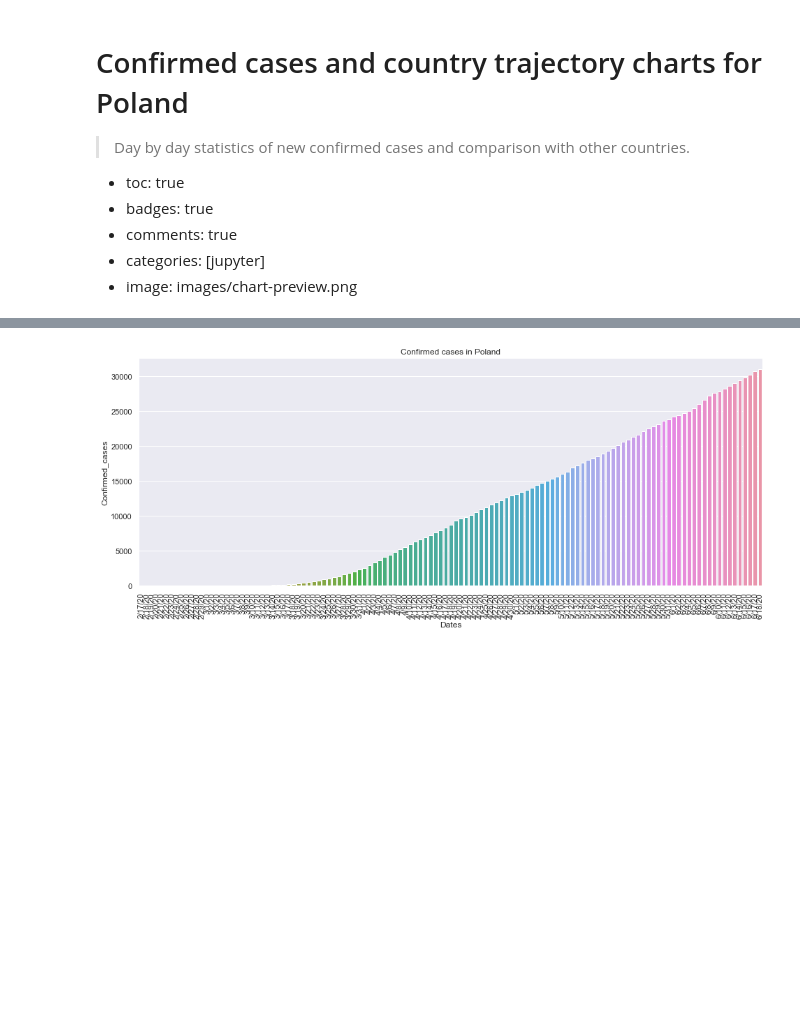
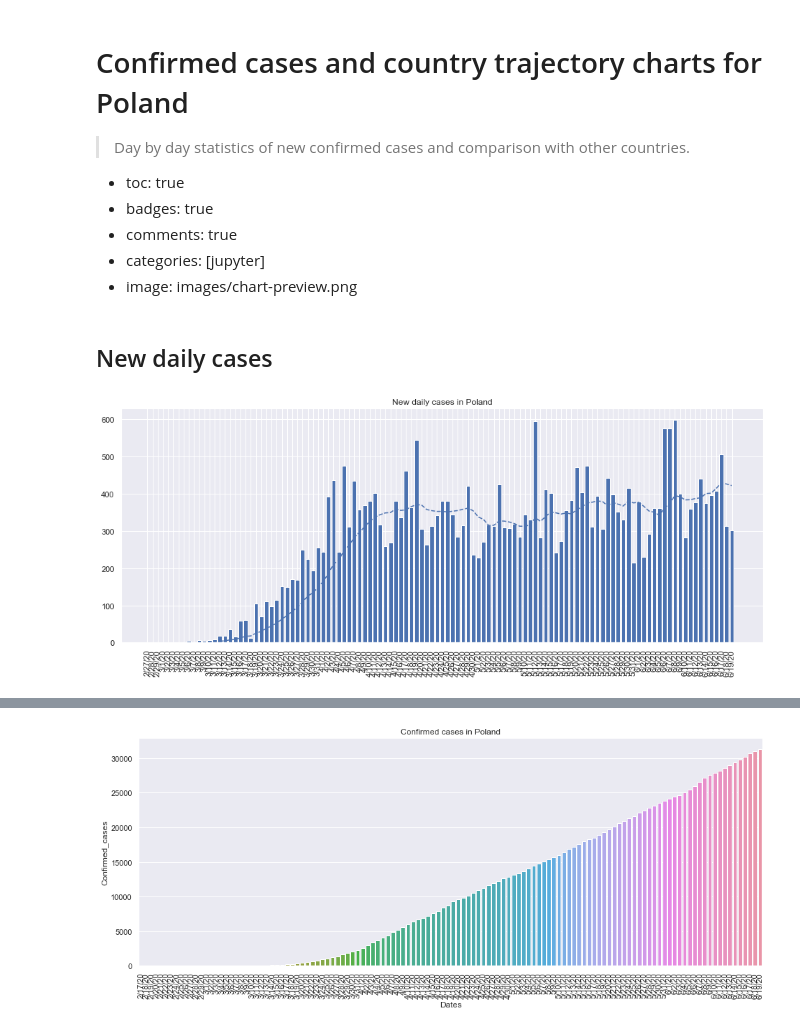
Before and after one commit to IvonaTau/covid19, a Jupyter notebook: _notebooks/2020-03-29-poland.ipynb, the cells around one changed output, grey strips where cells are left out. Cells and saved outputs as stored; diff of their text form; code cells hidden in the pictures; blank space fills up the shorter version.

```diff
--- a/_notebooks/2020-03-29-poland.ipynb
+++ b/_notebooks/2020-03-29-poland.ipynb
@@ -34,3 +34,10 @@ df = pd.read_csv(url)
 df['Country/Region'] = df['Country/Region'].replace({'Korea, South': 'South Korea'})
 df = df[~df['Country/Region'].isin(['Cruise Ship'])]   # Remove Ships
 dt_cols = df.columns[~df.columns.isin(['Province/State', 'Country/Region', 'Lat', 'Long'])]
+# %% [markdown]
+## New daily cases
+# %%
+#hide_input
+plot_new_cases_barplot(df, 'Poland', window=14, cutoff=40)
+# %% [output]
+[figure, added]
```
Also changed, not shown: parts of 16 cells of this notebook, 1 other file.
